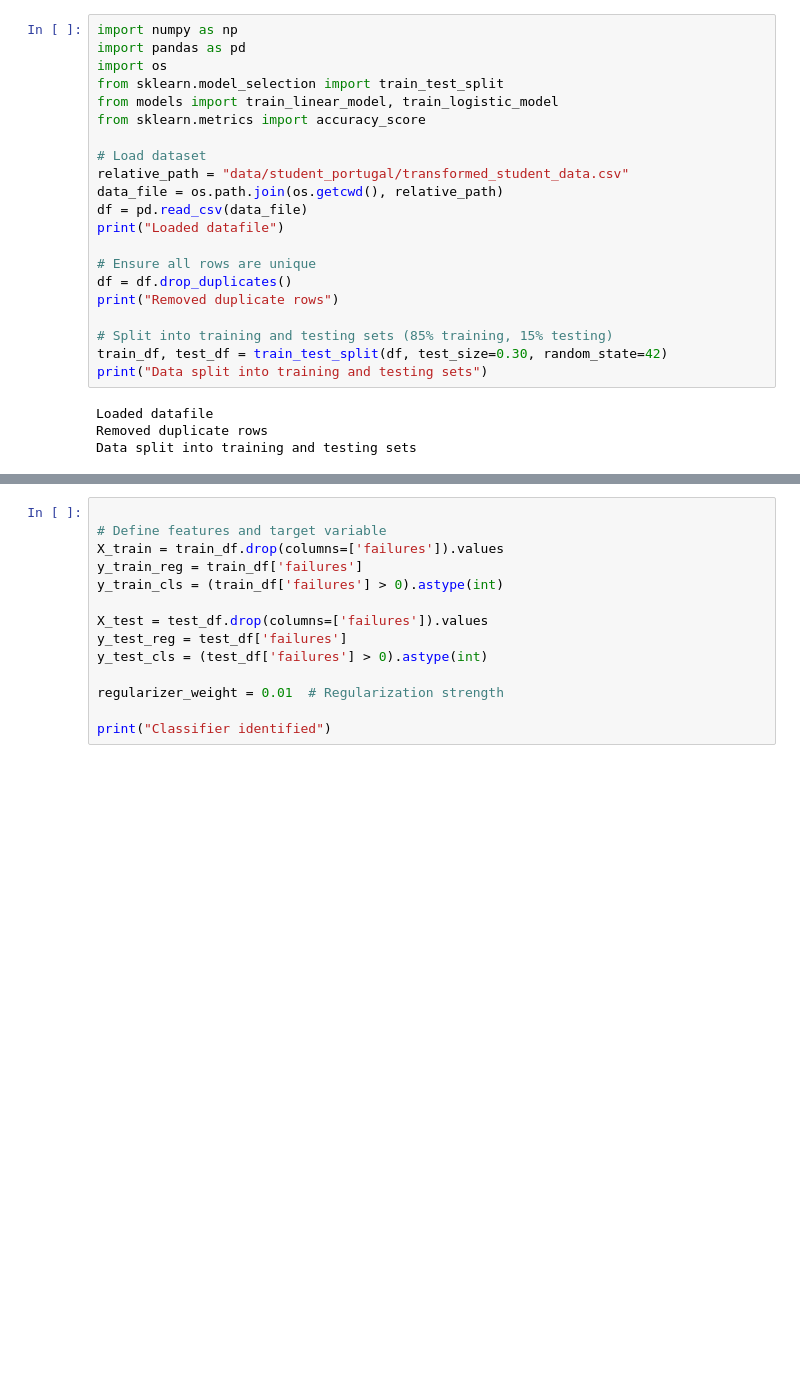
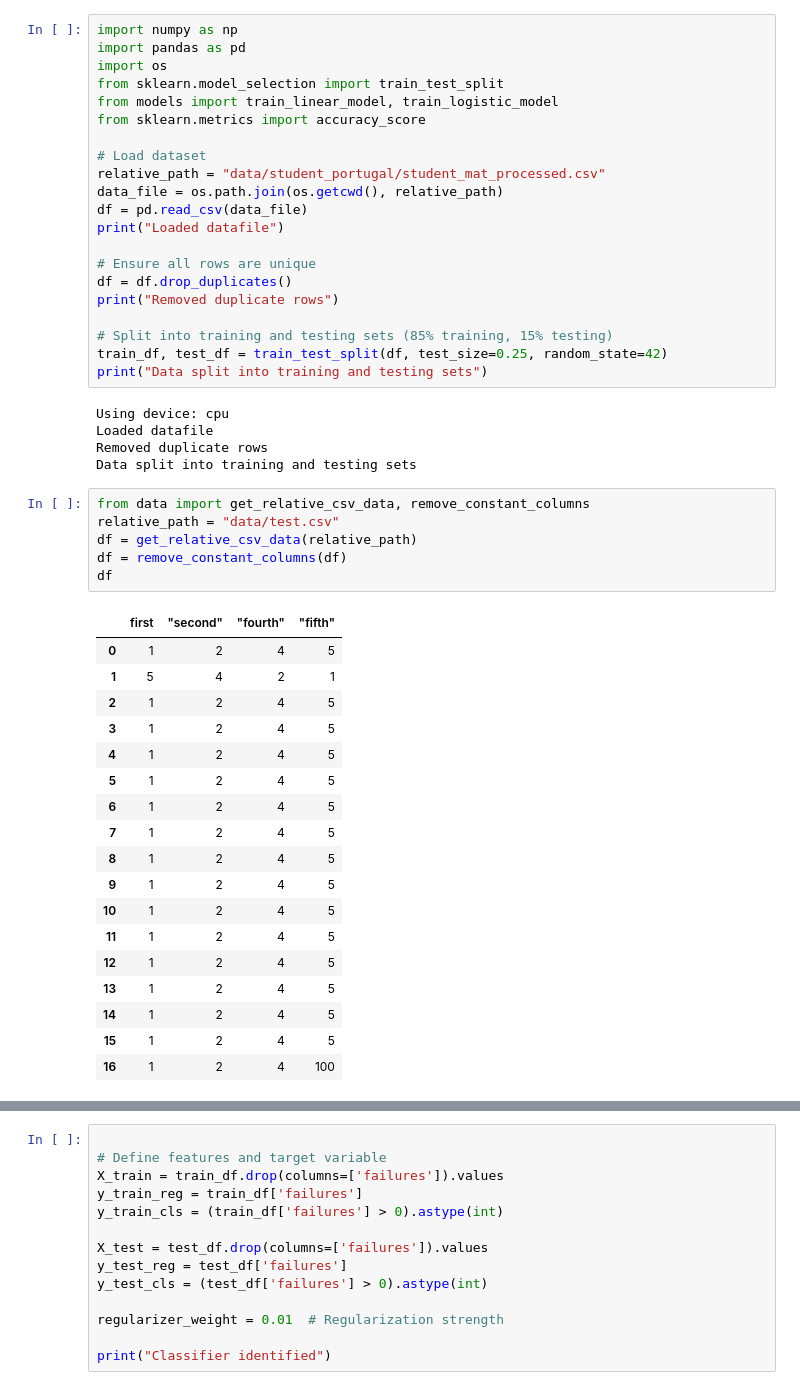
Before and after one commit to Jonelix/StudentPerformance_ML, a Jupyter notebook: student_model_training.ipynb, the cells around one changed output, grey strips where cells are left out. Drawn from its saved outputs; the diff is of its cells as text; blank space fills up the shorter version.

```diff
--- a/student_model_training.ipynb
+++ b/student_model_training.ipynb
@@ -7,7 +7,7 @@ from models import train_linear_model, train_logistic_model
 from sklearn.metrics import accuracy_score
 
 # Load dataset
-relative_path = "data/student_portugal/transformed_student_data.csv"
+relative_path = "data/student_portugal/student_mat_processed.csv"
 data_file = os.path.join(os.getcwd(), relative_path)
 df = pd.read_csv(data_file)
 print("Loaded datafile")
@@ -17,9 +17,35 @@ df = df.drop_duplicates()
 print("Removed duplicate rows")
 
 # Split into training and testing sets (85% training, 15% testing)
-train_df, test_df = train_test_split(df, test_size=0.30, random_state=42)
+train_df, test_df = train_test_split(df, test_size=0.25, random_state=42)
 print("Data split into training and testing sets")
 # %% [output]
+Using device: cpu
 Loaded datafile
 Removed duplicate rows
 Data split into training and testing sets
+# %%
+from data import get_relative_csv_data, remove_constant_columns
+relative_path = "data/test.csv"
+df = get_relative_csv_data(relative_path)
+df = remove_constant_columns(df)
+df
+# %% [output]
+|  | first | "second" | "fourth" | "fifth" |
+| 0 | 1 | 2 | 4 | 5 |
+| 1 | 5 | 4 | 2 | 1 |
+| 2 | 1 | 2 | 4 | 5 |
+| 3 | 1 | 2 | 4 | 5 |
+| 4 | 1 | 2 | 4 | 5 |
+| 5 | 1 | 2 | 4 | 5 |
+| 6 | 1 | 2 | 4 | 5 |
+| 7 | 1 | 2 | 4 | 5 |
+| 8 | 1 | 2 | 4 | 5 |
+| 9 | 1 | 2 | 4 | 5 |
+| 10 | 1 | 2 | 4 | 5 |
+| 11 | 1 | 2 | 4 | 5 |
+| 12 | 1 | 2 | 4 | 5 |
+| 13 | 1 | 2 | 4 | 5 |
+| 14 | 1 | 2 | 4 | 5 |
+| 15 | 1 | 2 | 4 | 5 |
+| 16 | 1 | 2 | 4 | 100 |
```
Also changed, not shown: parts of 4 cells of this notebook, 15 other files.
